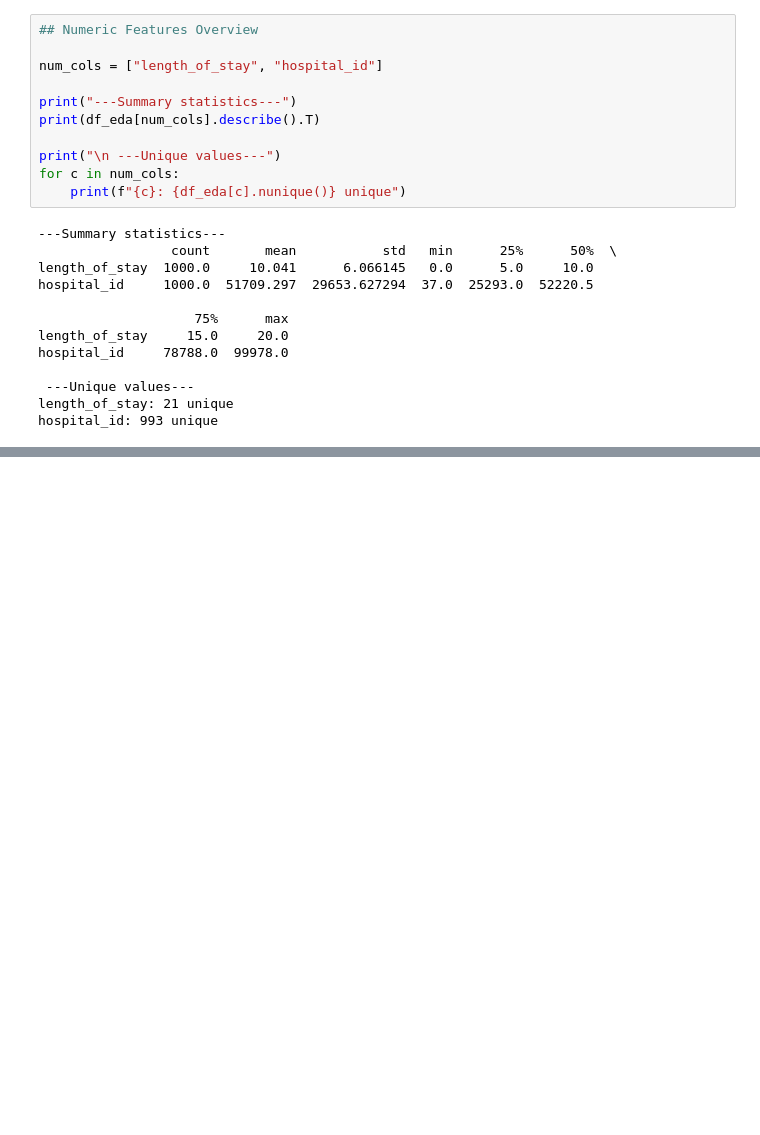
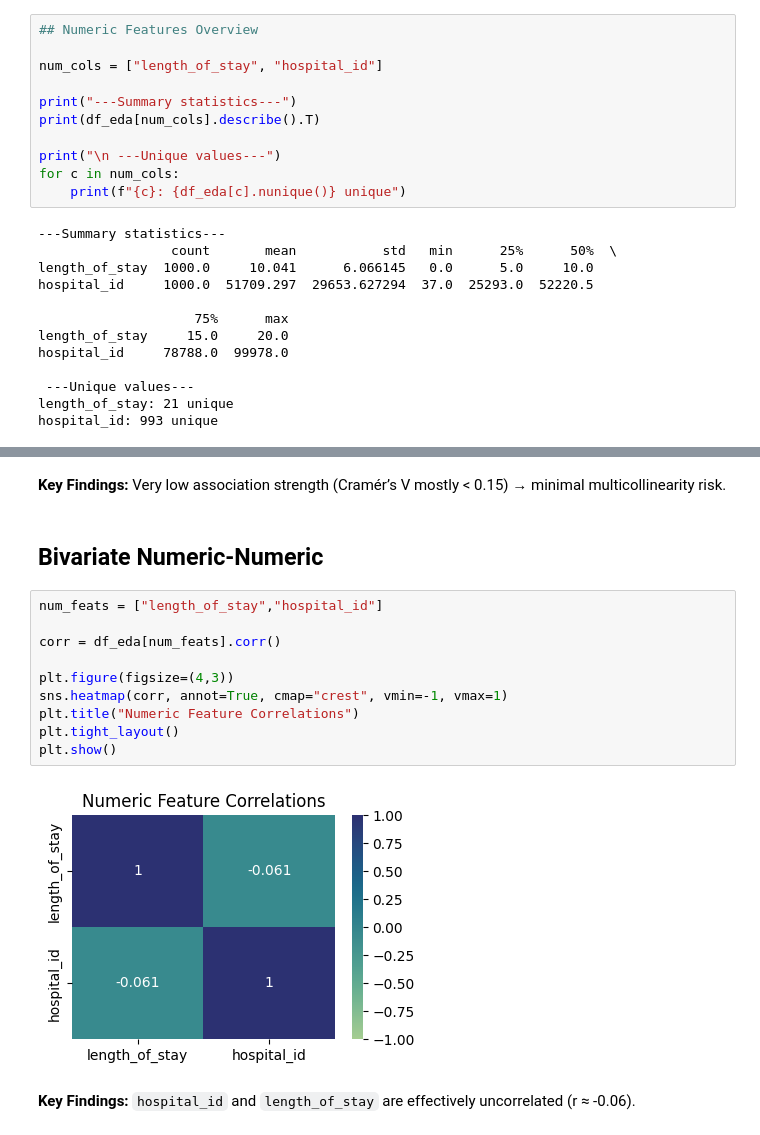
Before and after one commit to reachRaiR/healthcare-data-hub, a Jupyter notebook: notebooks/03_eda_analysis.ipynb, the cells around one changed output, grey strips where cells are left out. Saved outputs shown, nothing was run; the diff lists cells and outputs as text; blank space fills up the shorter version.

```diff
--- a/notebooks/03_eda_analysis.ipynb
+++ b/notebooks/03_eda_analysis.ipynb
@@ -337,0 +400,20 @@ for col in cat_features:
+# %% [markdown]
+**Key Findings:**
+Very low association strength (Cramér’s V mostly < 0.15) → minimal multicollinearity risk.
+# %% [markdown]
+## Bivariate Numeric-Numeric
+# %%
+num_feats = ["length_of_stay","hospital_id"]
+
+corr = df_eda[num_feats].corr()
+
+plt.figure(figsize=(4,3))
+sns.heatmap(corr, annot=True, cmap="crest", vmin=-1, vmax=1)
+plt.title("Numeric Feature Correlations")
+plt.tight_layout()
+plt.show()
+# %% [output]
+[figure, added]
+# %% [markdown]
+**Key Findings:**
+`hospital_id` and `length_of_stay` are effectively uncorrelated (r ≈ -0.06).
```
Also changed, not shown: parts of 12 cells of this notebook.
